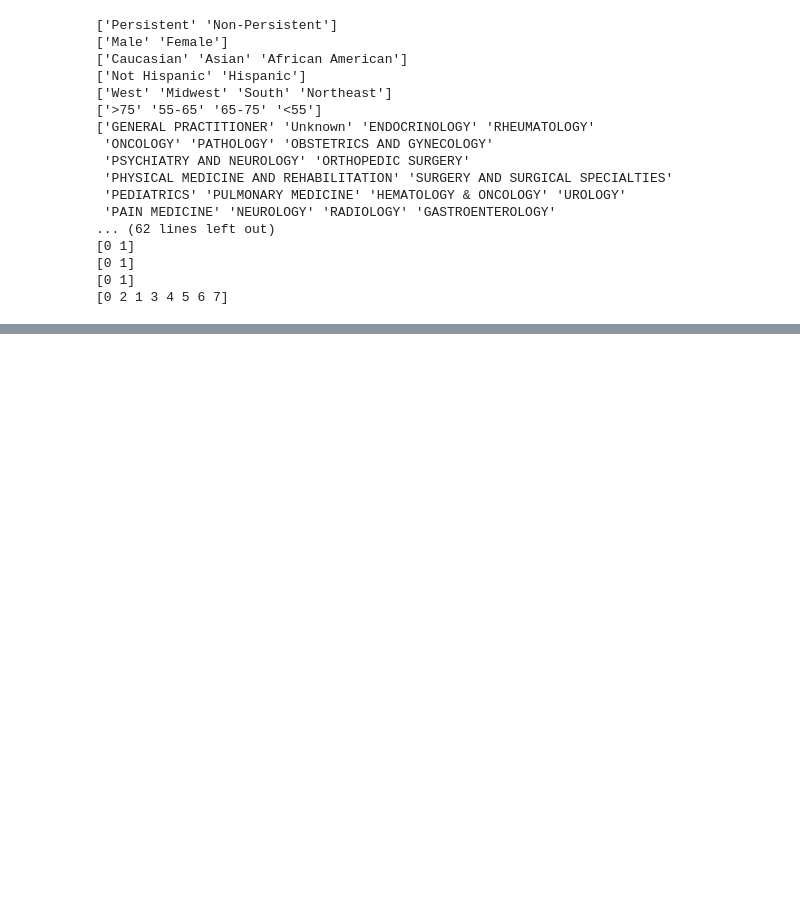
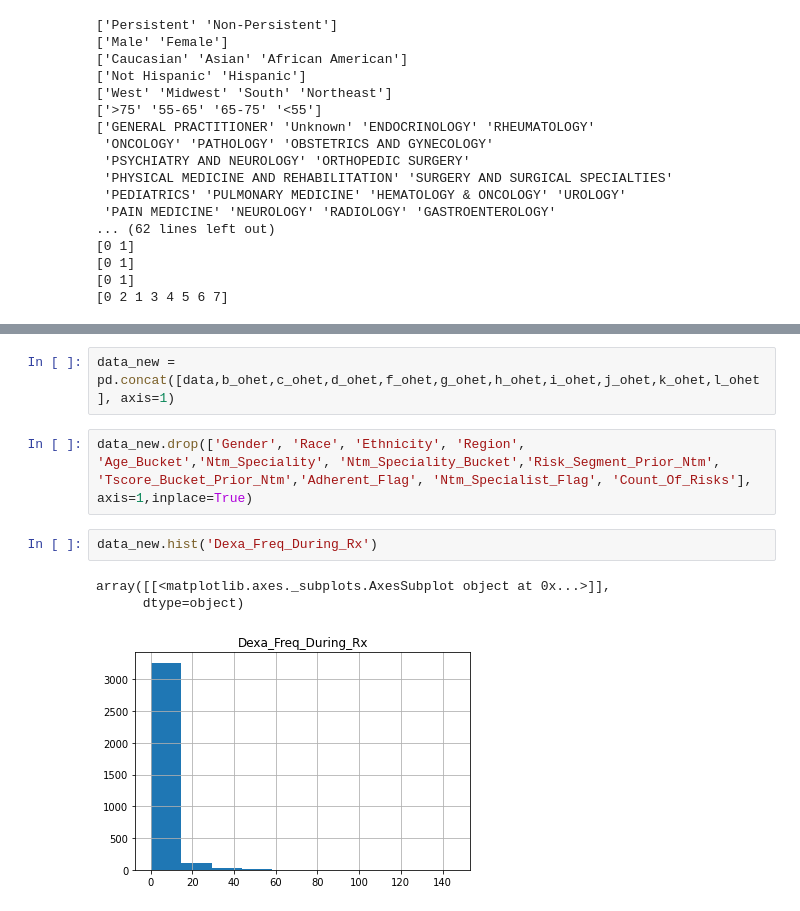
Before and after one commit to RogerPineda13/Healthcare_Persistency_of_a_drug, a Jupyter notebook: Notebook.ipynb, the cells around one changed output, grey strips where cells are left out. Saved outputs shown, nothing was run; the diff lists cells and outputs as text; blank space fills up the shorter version.

```diff
--- a/Notebook.ipynb
+++ b/Notebook.ipynb
@@ -253,0 +298,10 @@ AttributeError: ignored
+# %%
+data_new = pd.concat([data,b_ohet,c_ohet,d_ohet,f_ohet,g_ohet,h_ohet,i_ohet,j_ohet,k_ohet,l_ohet], axis=1)
+# %%
+data_new.drop(['Gender', 'Race', 'Ethnicity', 'Region', 'Age_Bucket','Ntm_Speciality', 'Ntm_Speciality_Bucket','Risk_Segment_Prior_Ntm', 'Tscore_Bucket_Prior_Ntm','Adherent_Flag', 'Ntm_Specialist_Flag', 'Count_Of_Risks'], axis=1,inplace=True)
+# %%
+data_new.hist('Dexa_Freq_During_Rx')
+# %% [output]
+array([[<matplotlib.axes._subplots.AxesSubplot object at 0x...>]],
+      dtype=object)
+[figure, added]
```
Also changed, not shown: parts of 12 cells of this notebook.
